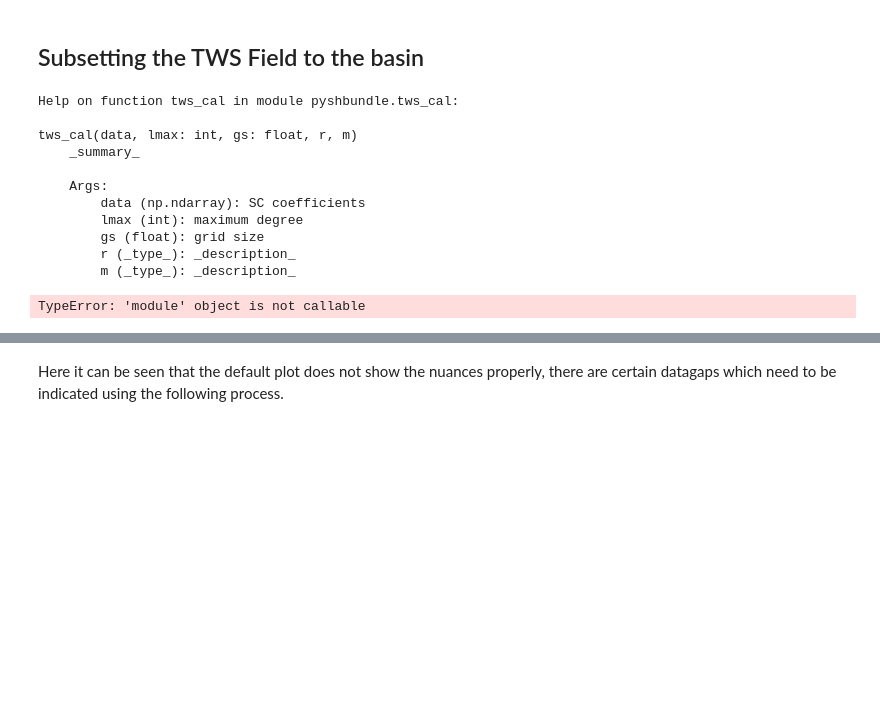
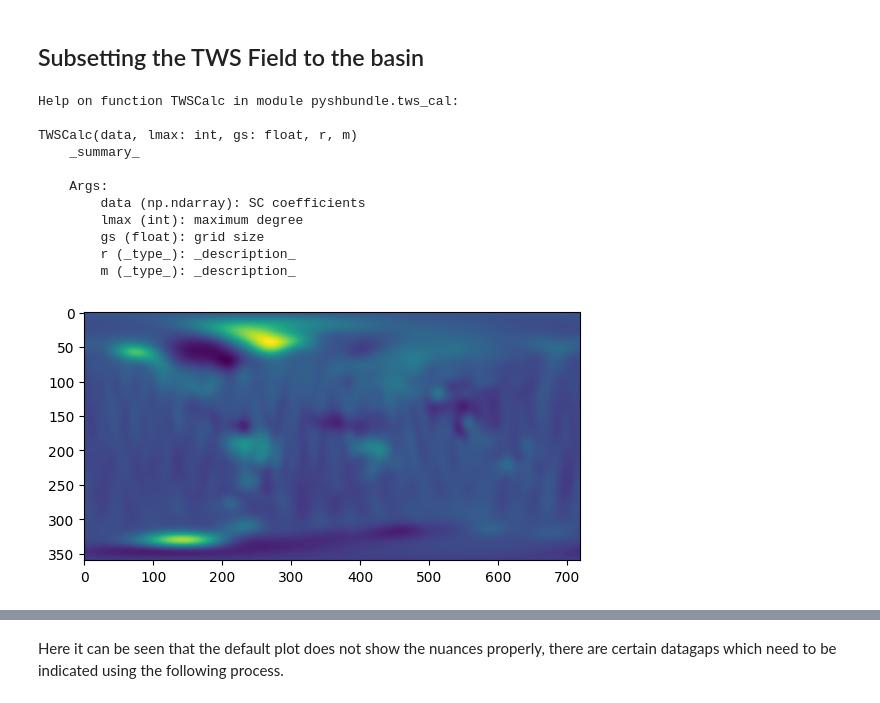
Before and after one commit to GESS-research-group/pyshbundle, a Jupyter notebook: notebooks/TWS_time_series.ipynb, the cells around one changed output, grey strips where cells are left out. Saved outputs shown, nothing was run; the diff lists cells and outputs as text; code cells hidden in the pictures; blank space fills up the shorter version.

```diff
--- a/notebooks/TWS_time_series.ipynb
+++ b/notebooks/TWS_time_series.ipynb
@@ -300,11 +316,11 @@ amazon_shp = gpd.read_file(path_shapefile)
 # %% [markdown]
 ## Subsetting the TWS Field to the basin
 # %%
-help(tws_cal)
+help(TWSCalc)
 # %% [output]
-Help on function tws_cal in module pyshbundle.tws_cal:
+Help on function TWSCalc in module pyshbundle.tws_cal:
 
-tws_cal(data, lmax: int, gs: float, r, m)
+TWSCalc(data, lmax: int, gs: float, r, m)
     _summary_
 
     Args:
@@ -316,16 +332,16 @@ tws_cal(data, lmax: int, gs: float, r, m)
 # %%
 #from pyshbundle import tws_cal
 #from pyshbundle.tws_cal import tws_cal
 
 lmax = 96
 gs = 0.5
 half_rad_gf = 500
 no_of_files = 196
 
-tws_fields_itsg = tws_cal(sub_mat_itsg,lmax,gs,half_rad_gf,no_of_files)
+tws_fields_itsg = TWSCalc(sub_mat_itsg,lmax,gs,half_rad_gf,no_of_files)
 #tws_fields_istg = np.float32(tws_fields_itsg)
 # %% [output]
-TypeError: 'module' object is not callable
+[figure, added]
 # %%
 lon = np.arange(-180,180,gs)
 lat = np.arange(89,-91,-gs)
```
Also changed, not shown: parts of 4 cells of this notebook, 1 other file.
